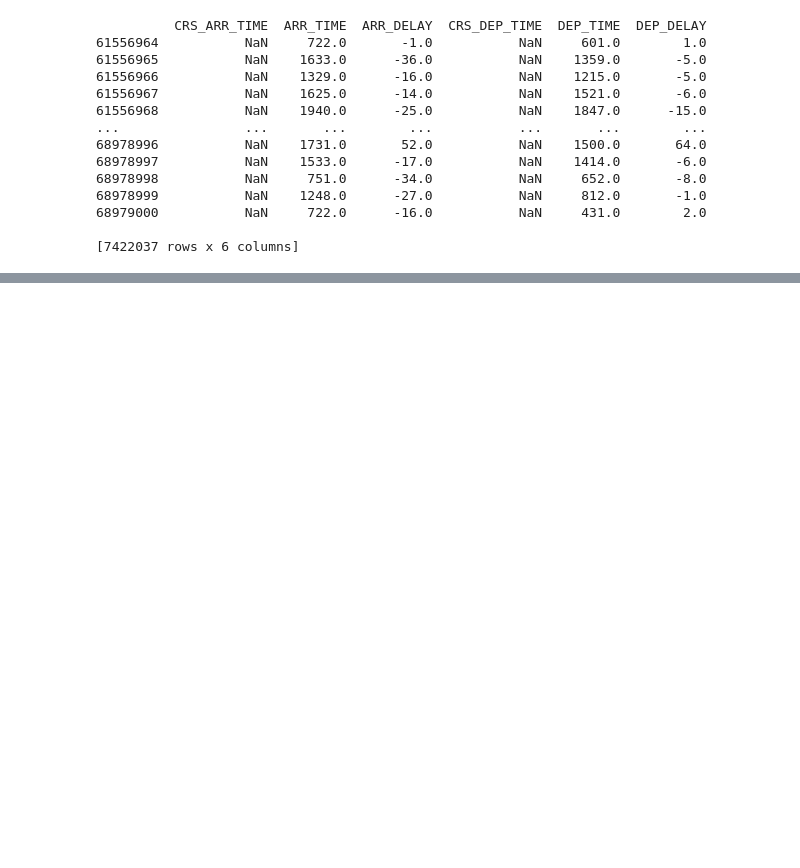
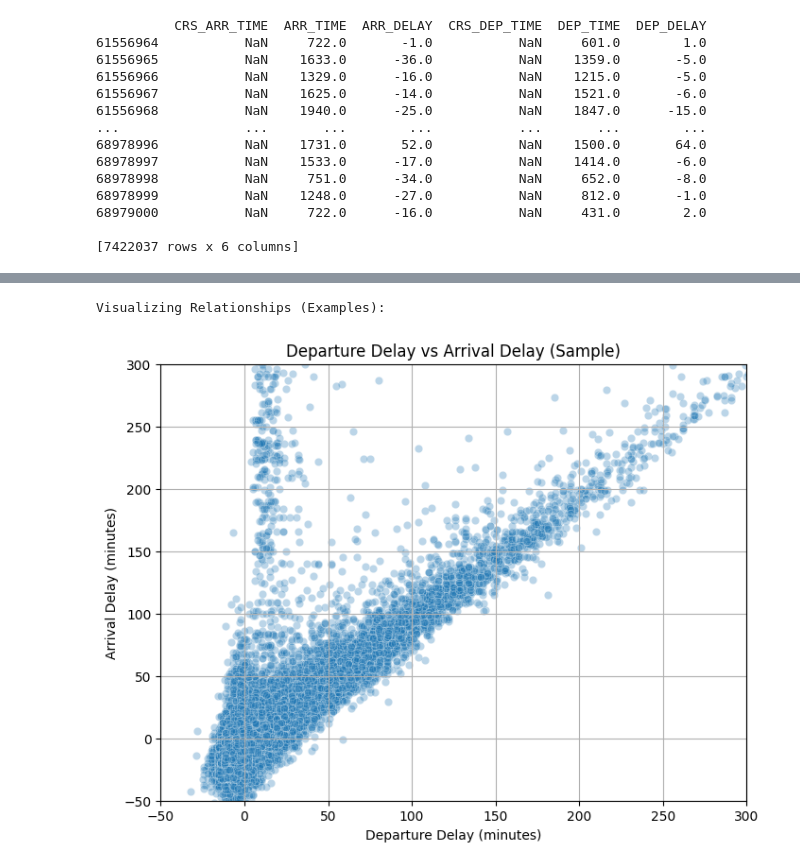
Before and after one commit to shloak17107/airline-delay-prediction, a Jupyter notebook: CMPE_257_Airline_Delays.ipynb, the cells around one changed output, grey strips where cells are left out. Saved outputs shown, nothing was run; the diff lists cells and outputs as text; code cells hidden in the pictures; blank space fills up the shorter version.

```diff
--- a/CMPE_257_Airline_Delays.ipynb
+++ b/CMPE_257_Airline_Delays.ipynb
@@ -568,16 +644,19 @@ plt.show()
 # %%
 print("Visualizing Relationships (Examples):")
 # Scatter plot: Departure Delay vs Arrival Delay
 plt.figure(figsize=(8, 6))
 # Sample data to avoid overplotting if the dataset is huge
-sample_df = df_raw.sample(n=min(50000, len(df_raw)), random_state=42) # Sample 50k points or less
+sample_df = merged_df.sample(n=min(50000, len(merged_df)), random_state=42) # Sample 50k points or less
 sns.scatterplot(data=sample_df, x='DEP_DELAY', y='ARR_DELAY', alpha=0.3)
 plt.title('Departure Delay vs Arrival Delay (Sample)')
 plt.xlabel('Departure Delay (minutes)')
 plt.ylabel('Arrival Delay (minutes)')
 plt.xlim(-50, 300) # Zoom in on common range
 plt.ylim(-50, 300)
 plt.grid(True)
 plt.show()
+# %% [output]
+Visualizing Relationships (Examples):
+[figure, added]
 # %%
 # Box plot: Arrival Delay by Carrier (Top N Carriers)
```
Also changed, not shown: parts of 19 cells of this notebook.
